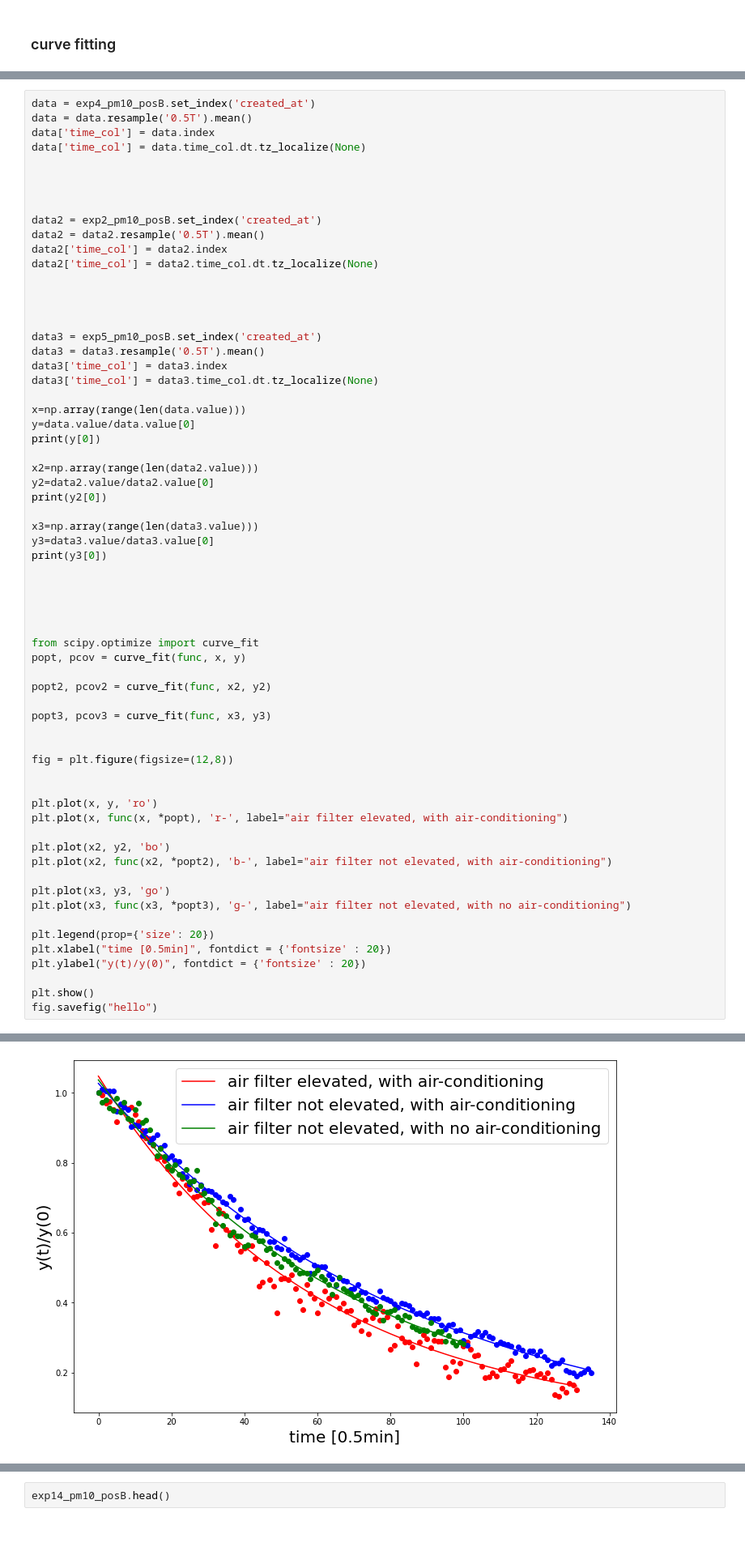
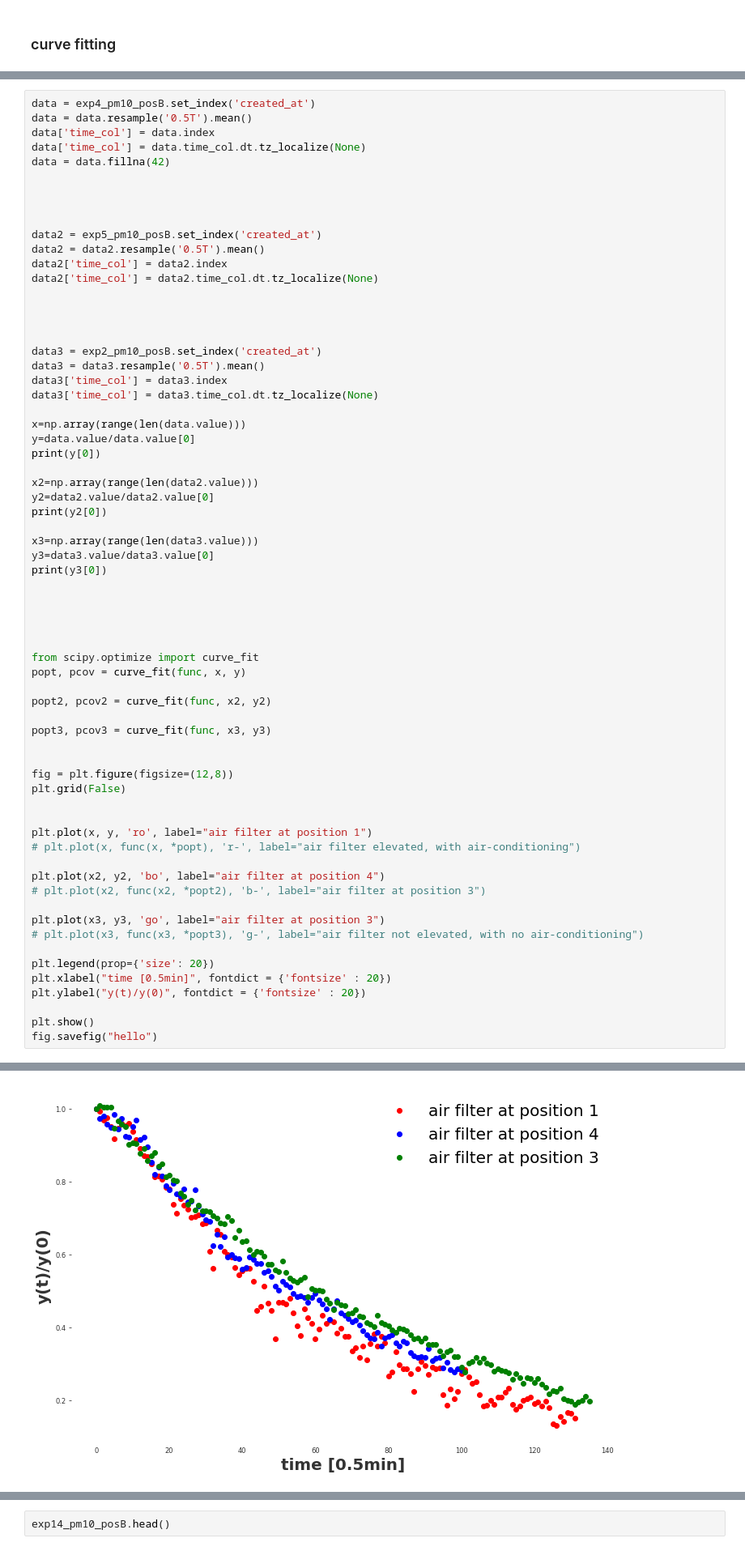
Before and after one commit to yuyouyou032/ph11, a Jupyter notebook: data/analysis.ipynb, the cells around one changed output, grey strips where cells are left out. Shown at 81% size. Saved outputs shown, nothing was run; the diff lists cells and outputs as text.

```diff
--- a/data/analysis.ipynb
+++ b/data/analysis.ipynb
@@ -454,11 +472,12 @@ data = exp4_pm10_posB.set_index('created_at')
 data = data.resample('0.5T').mean()
 data['time_col'] = data.index
 data['time_col'] = data.time_col.dt.tz_localize(None)
+data = data.fillna(42)
 
 
 
 
-data2 = exp2_pm10_posB.set_index('created_at')
+data2 = exp5_pm10_posB.set_index('created_at')
 data2 = data2.resample('0.5T').mean()
 data2['time_col'] = data2.index
 data2['time_col'] = data2.time_col.dt.tz_localize(None)
@@ -466,7 +485,7 @@ data2['time_col'] = data2.time_col.dt.tz_localize(None)
 
 
 
-data3 = exp5_pm10_posB.set_index('created_at')
+data3 = exp2_pm10_posB.set_index('created_at')
 data3 = data3.resample('0.5T').mean()
 data3['time_col'] = data3.index
 data3['time_col'] = data3.time_col.dt.tz_localize(None)
@@ -484,40 +503,41 @@ y3=data3.value/data3.value[0]
 print(y3[0])
 
 
 
 
 
 from scipy.optimize import curve_fit
 popt, pcov = curve_fit(func, x, y)
 
 popt2, pcov2 = curve_fit(func, x2, y2)
 
 popt3, pcov3 = curve_fit(func, x3, y3)
 
 
 fig = plt.figure(figsize=(12,8))
+plt.grid(False)
 
 
-plt.plot(x, y, 'ro')
-plt.plot(x, func(x, *popt), 'r-', label="air filter elevated, with air-conditioning")
+plt.plot(x, y, 'ro', label="air filter at position 1")
+# plt.plot(x, func(x, *popt), 'r-', label="air filter elevated, with air-conditioning")
 
-plt.plot(x2, y2, 'bo')
-plt.plot(x2, func(x2, *popt2), 'b-', label="air filter not elevated, with air-conditioning")
+plt.plot(x2, y2, 'bo', label="air filter at position 4")
+# plt.plot(x2, func(x2, *popt2), 'b-', label="air filter at position 3")
 
-plt.plot(x3, y3, 'go')
-plt.plot(x3, func(x3, *popt3), 'g-', label="air filter not elevated, with no air-conditioning")
+plt.plot(x3, y3, 'go', label="air filter at position 3")
+# plt.plot(x3, func(x3, *popt3), 'g-', label="air filter not elevated, with no air-conditioning")
 
 plt.legend(prop={'size': 20})
 plt.xlabel("time [0.5min]", fontdict = {'fontsize' : 20})
 plt.ylabel("y(t)/y(0)", fontdict = {'fontsize' : 20})
 
 plt.show()
 fig.savefig("hello")
 # %% [output]
 1.0
 1.0
 1.0
-[figure, old version]
+[figure, new version]
 # %%
 print("Mean Squared Error: ", np.mean((y2-func(x2, *popt2))**2))
 print("Root mean squared error:", np.sqrt(np.mean((y2-func(x2, *popt2))**2)))
```
Also changed, not shown: parts of 18 cells of this notebook, 15 other files.
